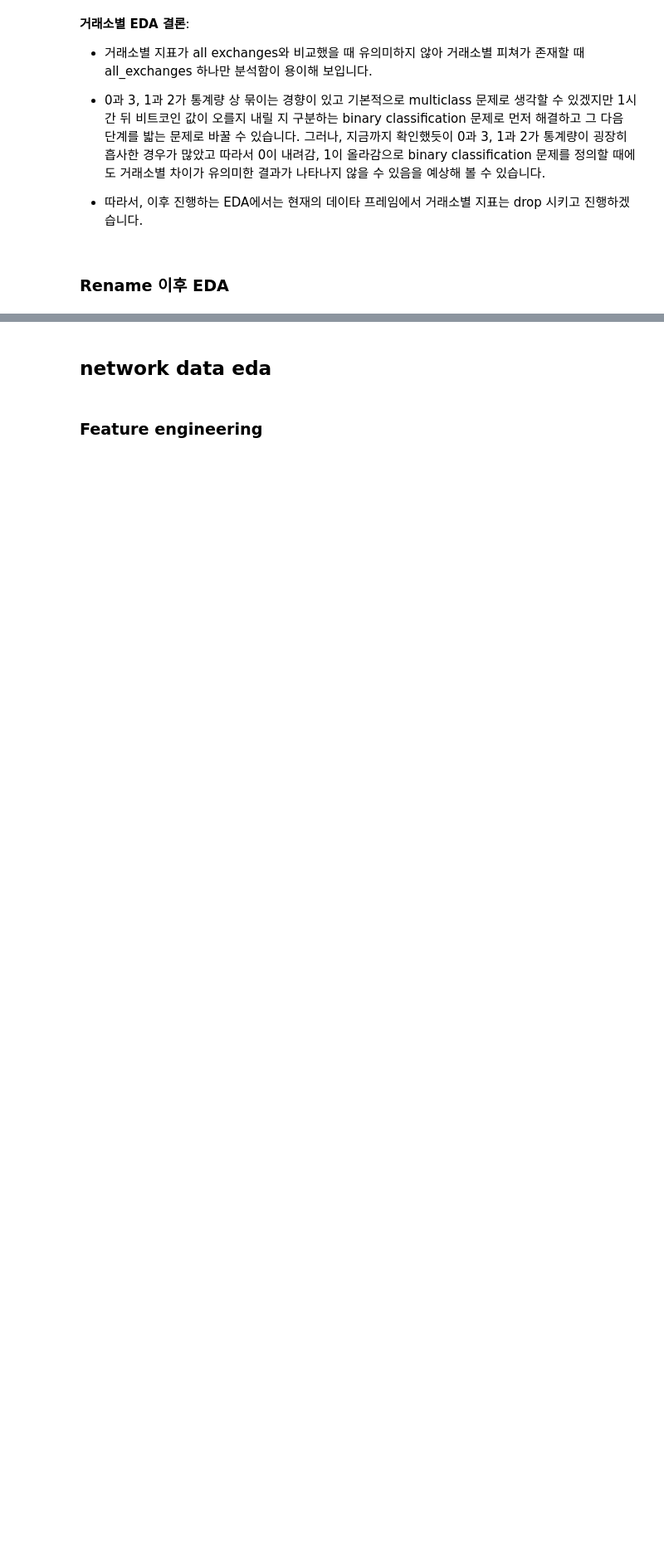
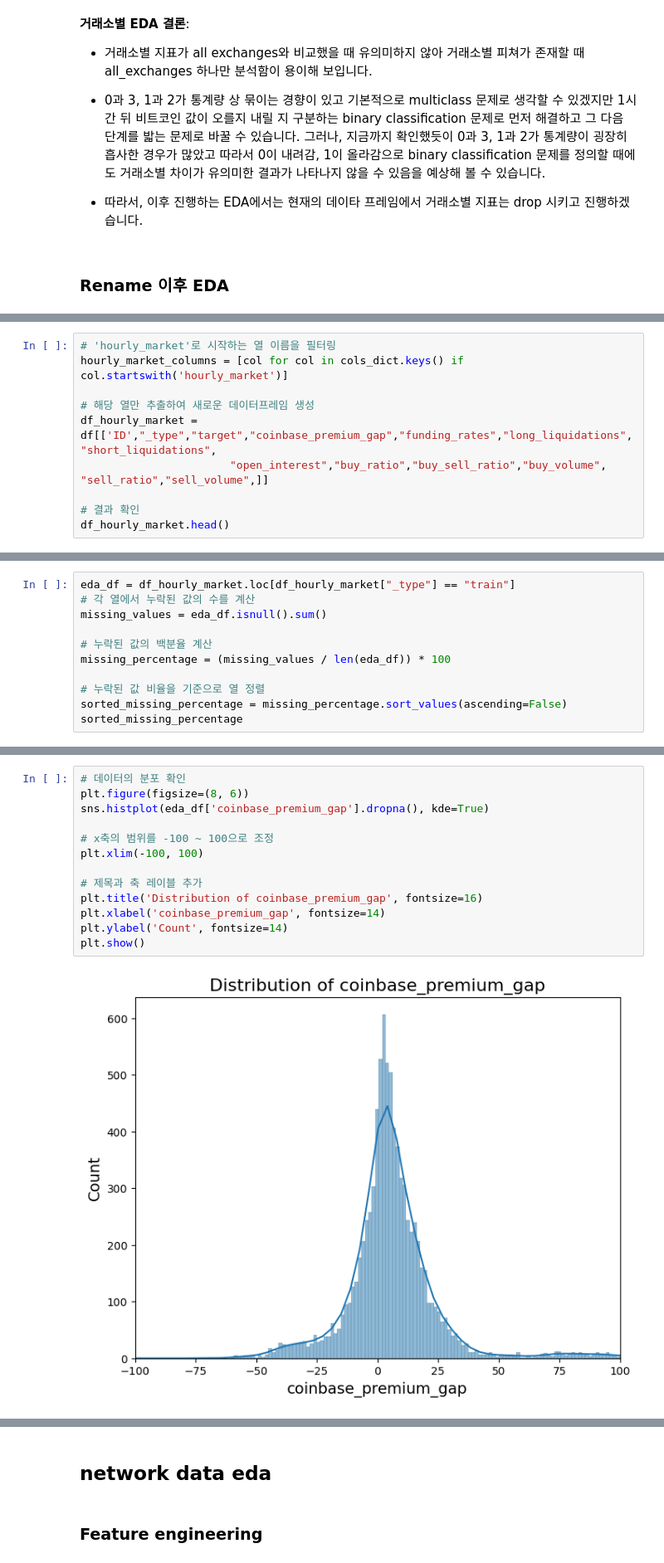
Before and after one commit to boostcampaitech7/level1-classificationinmachinelearning-recsys-10, a Jupyter notebook: eda_fe.ipynb, the cells around one changed output, grey strips where cells are left out. Shown at 83% size. Drawn from its saved outputs; the diff is of its cells as text; blank space fills up the shorter version.

Commit message:
feat:MarketDataEDA

```diff
--- a/eda_fe.ipynb
+++ b/eda_fe.ipynb
@@ -636,0 +638,10 @@ df.shape
+# %%
+# 'hourly_market'로 시작하는 열 이름을 필터링
+hourly_market_columns = [col for col in cols_dict.keys() if col.startswith('hourly_market')]
+
+# 해당 열만 추출하여 새로운 데이터프레임 생성
+df_hourly_market = df[['ID',"_type","target","coinbase_premium_gap","funding_rates","long_liquidations","short_liquidations",
+                       "open_interest","buy_ratio","buy_sell_ratio","buy_volume", "sell_ratio","sell_volume",]]
+
+# 결과 확인
+df_hourly_market.head()
@@ -636,0 +657,11 @@ df.shape
+# %%
+eda_df = df_hourly_market.loc[df_hourly_market["_type"] == "train"]
+# 각 열에서 누락된 값의 수를 계산
+missing_values = eda_df.isnull().sum()
+
+# 누락된 값의 백분율 계산
+missing_percentage = (missing_values / len(eda_df)) * 100
+
+# 누락된 값 비율을 기준으로 열 정렬
+sorted_missing_percentage = missing_percentage.sort_values(ascending=False)
+sorted_missing_percentage
@@ -636,0 +686,15 @@ df.shape
+# %%
+# 데이터의 분포 확인
+plt.figure(figsize=(8, 6))
+sns.histplot(eda_df['coinbase_premium_gap'].dropna(), kde=True)
+
+# x축의 범위를 -100 ~ 100으로 조정
+plt.xlim(-100, 100)
+
+# 제목과 축 레이블 추가
+plt.title('Distribution of coinbase_premium_gap', fontsize=16)
+plt.xlabel('coinbase_premium_gap', fontsize=14)
+plt.ylabel('Count', fontsize=14)
+plt.show()
+# %% [output]
+[figure, added]
```
Also changed, not shown: parts of 41 cells of this notebook.
